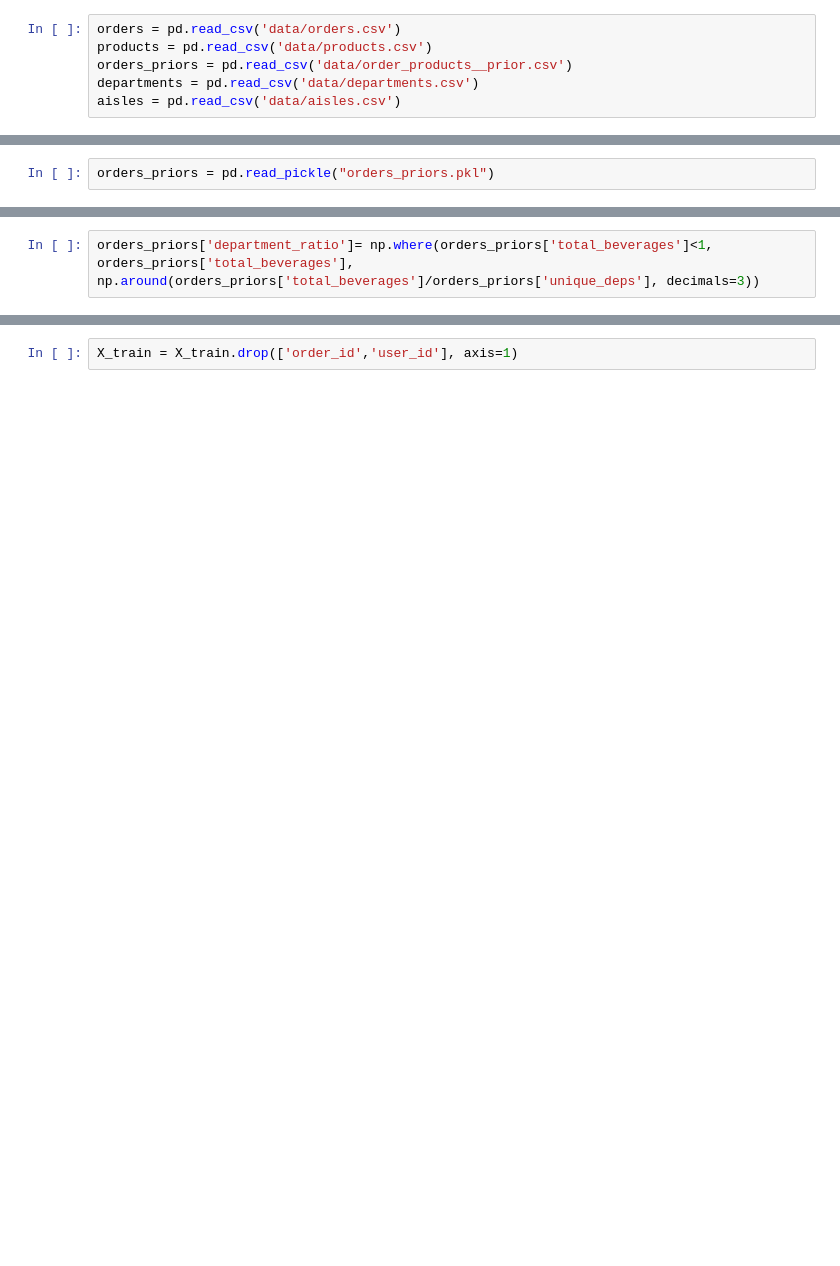
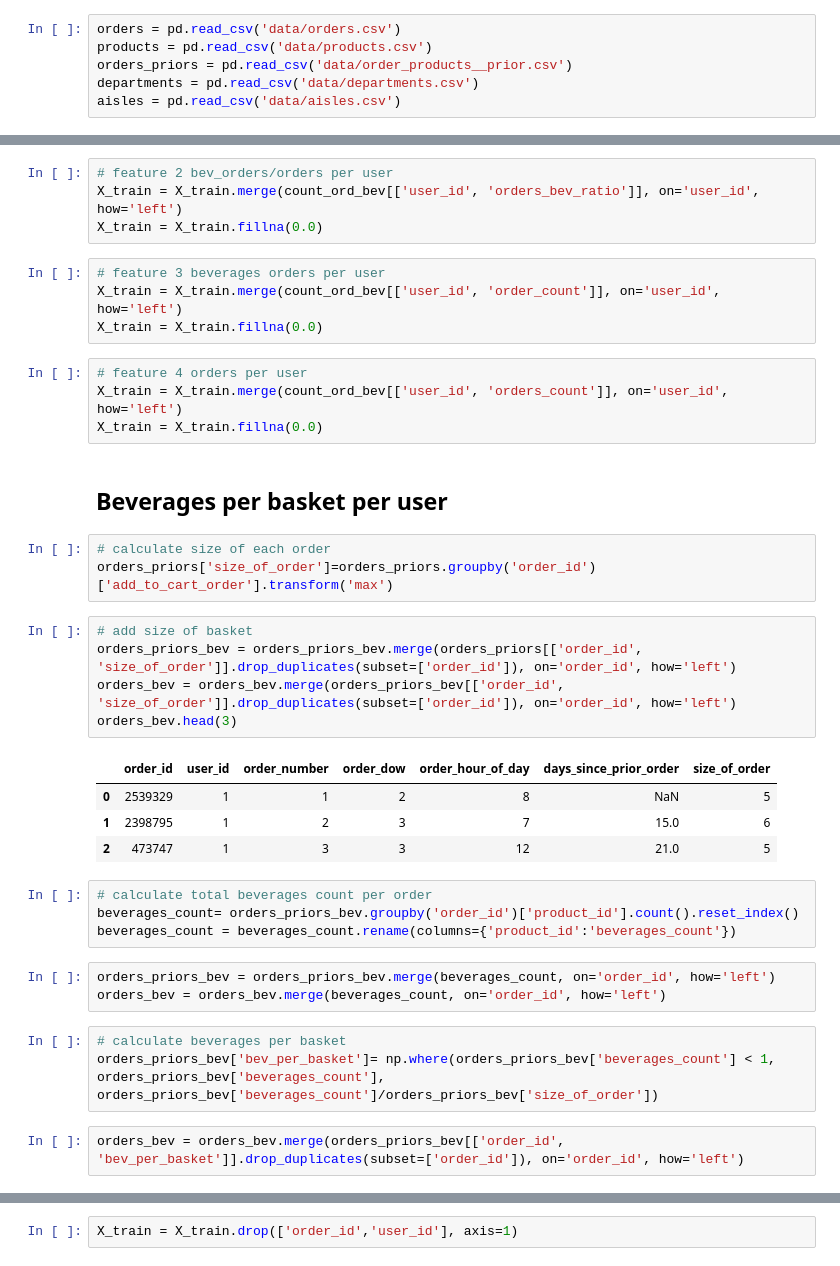
Before and after one commit to vasiach/DataScienceWeb, a Jupyter notebook: datachallenge.ipynb, the cells around one changed output, grey strips where cells are left out. Saved outputs shown, nothing was run; the diff lists cells and outputs as text; blank space fills up the shorter version.

```diff
--- a/datachallenge.ipynb
+++ b/datachallenge.ipynb
@@ -57,2 +21,0 @@ X_train = X_train.fillna(0.0)
-# %%
-orders_priors = pd.read_pickle("orders_priors.pkl")
@@ -107,2 +21,0 @@ orders_priors = orders_priors.merge(unique_deps, on='order_id', how='left')
-# %%
-orders_priors['department_ratio']= np.where(orders_priors['total_beverages']<1, orders_priors['total_beverages'], np.around(orders_priors['total_beverages']/orders_priors['unique_deps'], decimals=3))
@@ -136,0 +77,39 @@ X_train = X_train.fillna(0.0)
+# %%
+# feature 2 bev_orders/orders per user
+X_train = X_train.merge(count_ord_bev[['user_id', 'orders_bev_ratio']], on='user_id', how='left')
+X_train = X_train.fillna(0.0)
+# %%
+# feature 3 beverages orders per user
+X_train = X_train.merge(count_ord_bev[['user_id', 'order_count']], on='user_id', how='left')
+X_train = X_train.fillna(0.0)
+# %%
+# feature 4 orders per user
+X_train = X_train.merge(count_ord_bev[['user_id', 'orders_count']], on='user_id', how='left')
+X_train = X_train.fillna(0.0)
+# %% [markdown]
+## Beverages per basket per user
+# %%
+# calculate size of each order
+orders_priors['size_of_order']=orders_priors.groupby('order_id')['add_to_cart_order'].transform('max')
+# %%
+# add size of basket
+orders_priors_bev = orders_priors_bev.merge(orders_priors[['order_id', 'size_of_order']].drop_duplicates(subset=['order_id']), on='order_id', how='left')
+orders_bev = orders_bev.merge(orders_priors_bev[['order_id', 'size_of_order']].drop_duplicates(subset=['order_id']), on='order_id', how='left')
+orders_bev.head(3)
+# %% [output]
+|  | order_id | user_id | order_number | order_dow | order_hour_of_day | days_since_prior_order | size_of_order |
+| 0 | 2539329 | 1 | 1 | 2 | 8 | NaN | 5 |
+| 1 | 2398795 | 1 | 2 | 3 | 7 | 15.0 | 6 |
+| 2 | 473747 | 1 | 3 | 3 | 12 | 21.0 | 5 |
+# %%
+# calculate total beverages count per order
+beverages_count= orders_priors_bev.groupby('order_id')['product_id'].count().reset_index()
+beverages_count = beverages_count.rename(columns={'product_id':'beverages_count'})
+# %%
+orders_priors_bev = orders_priors_bev.merge(beverages_count, on='order_id', how='left')
+orders_bev = orders_bev.merge(beverages_count, on='order_id', how='left')
+# %%
+# calculate beverages per basket
+orders_priors_bev['bev_per_basket']= np.where(orders_priors_bev['beverages_count'] < 1, orders_priors_bev['beverages_count'], orders_priors_bev['beverages_count']/orders_priors_bev['size_of_order'])
+# %%
+orders_bev = orders_bev.merge(orders_priors_bev[['order_id', 'bev_per_basket']].drop_duplicates(subset=['order_id']), on='order_id', how='left')
```
Also changed, not shown: parts of 200 cells of this notebook.
